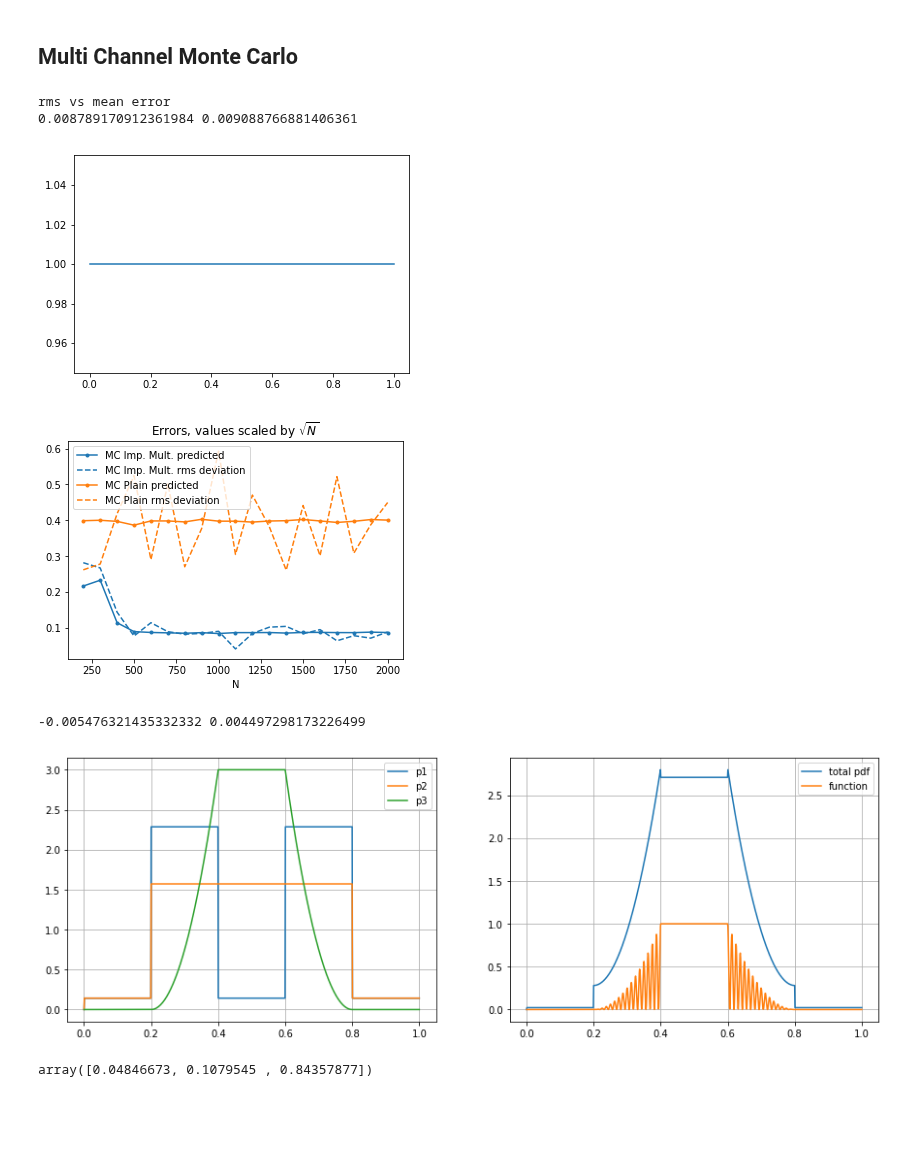
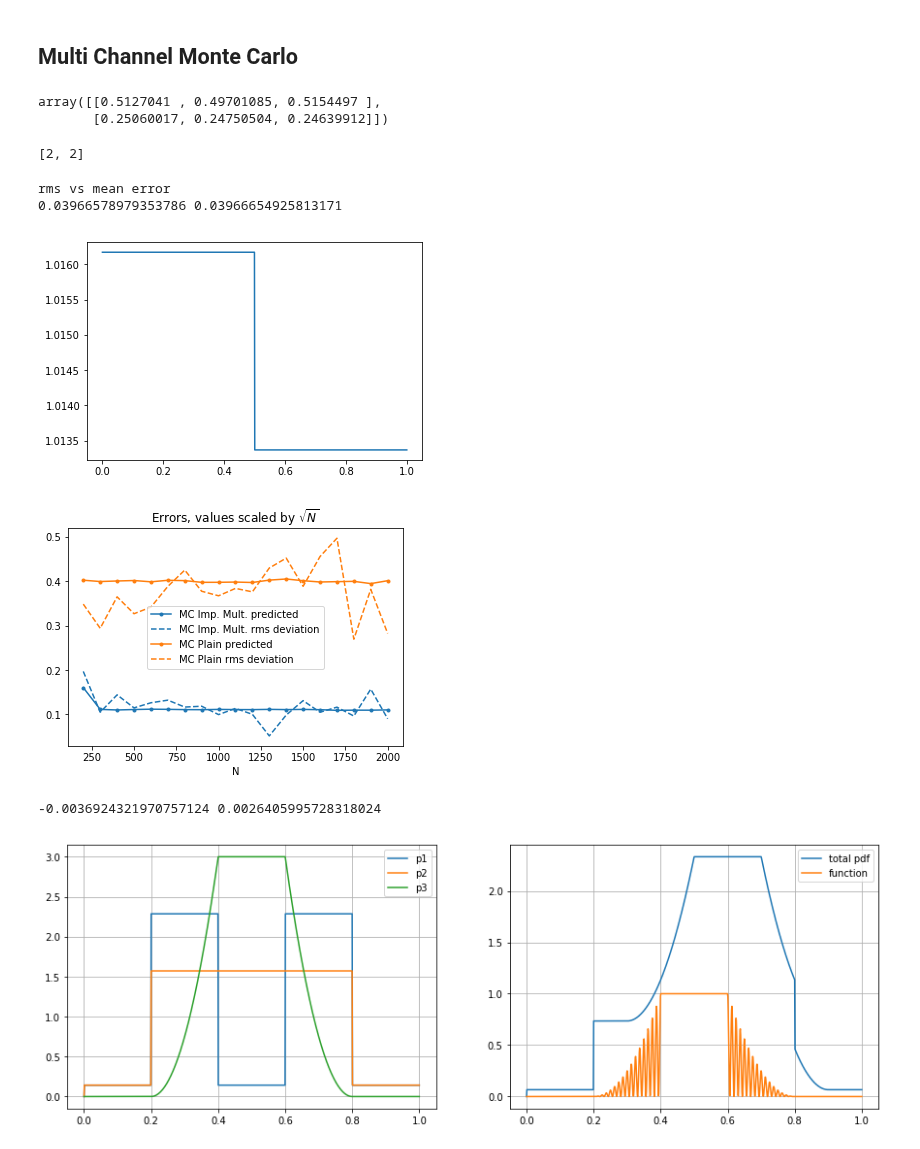
Before and after one commit to mathisgerdes/hep-monte-carlo, a Jupyter notebook: intro/monte_carlo.ipynb, the cells around one changed output. Saved outputs shown, nothing was run; the diff lists cells and outputs as text; code cells hidden in the pictures; blank space fills up the shorter version.

```diff
--- a/intro/monte_carlo.ipynb
+++ b/intro/monte_carlo.ipynb
@@ -339,6 +339,14 @@ Then use the following algorithm:
 1. sample $x$ according to $h$
 2. generate random number $u \in [0,1]$ and accept $x$ if $p(x) \geq uCh(x)$, else reject and start over
 # %%
+def assure_2d(array):
+    if array.ndim == 2:
+        return array
+    elif array.ndim == 1:
+        return array[:, np.newaxis]
+    else:
+        raise RuntimeError("Array must be 1 or 2 dimensional.")
+
 class AcceptionRejection(object):
     # for use in monte carlo it will be useful to have a parameter-less sample function,
     # therefore use a callable object
@@ -361,7 +369,7 @@ class AcceptionRejection(object):
 
         indices = np.arange(N)
         while indices.size > 0:
-            proposal = self.sample(indices.size)
+            proposal = assure_2d(self.sample(indices.size))
             accept = np.random.rand(indices.size) * self.C * self.sample_pdf(*proposal.transpose()) <= self.p(*proposal.transpose())
             x[indices[accept]] = proposal[accept]
             indices = indices[np.logical_not(accept)]
@@ -760,0 +698,11 @@ class MonteCarloMultiImportance(object):
+# %%
+channels = Channels([lambda N: np.random.rand(N*3).reshape(N,3), lambda N: np.random.rand(N*3).reshape(N,3)/2], [lambda *x: 1, lambda x, y, z: 2*(z<=.5)*(x<=.5)*(y<=.5)])
+channels.generate_sample(1000)
+np.add.reduceat(channels.samples, channels.sample_bounds)  / channels.sample_sizes[:, np.newaxis]
+# %% [output]
+array([[0.5127041 , 0.49701085, 0.5154497 ],
+       [0.25060017, 0.24750504, 0.24639912]])
+# %%
+[2]*2
+# %% [output]
+[2, 2]
@@ -761,45 +858,46 @@ class MonteCarloMultiImportance(object):
 # %%
 f = lambda x: test_function(x)
 true_val = test_function_true_value
-c0 = Channel(np.random.rand, lambda x: 1)
-c1 = Channel(lambda N: np.random.rand(N)/2, lambda x: 2*(x<=.5))
-c2 = Channel(lambda N: .5+np.random.rand(N)/2, lambda x: 2*(x>.5))
-mcmci = MonteCarloMultiImportance([c0, c1, c2], r1=0, r3=0, Nj=100)
+channels = Channels([np.random.rand, lambda N: np.random.rand(N)/2, lambda N: .5+np.random.rand(N)/2],
+                    [lambda x: 1, lambda x: 2*(x<=.5), lambda x: 2*(x>.5)])
+mcmci = MonteCarloMultiImportance(channels).get_interface_ratios(r1=0, r3=0, Nj=100)
 
 ms = 0
 err_mean = 0
 N = 100
 for i in range(N):
-    E, err = mcmci(f, 1000)
+    E, err = mcmci(f, 100)
     ms += (E - true_val)**2 / N
     err_mean += err/N
 print("rms vs mean error")
 print(np.sqrt(ms), err_mean)
-mcmci.plot_pdf()
+channels.plot_pdf()
 # %% [output]
 rms vs mean error
-0.008789170912361984 0.009088766881406361
+0.03966578979353786 0.03966654925813171
-[figure, old version]
+[figure, new version]
 # %%
 # use on test_function with the three probability distributions from before
 p1 = lambda x: (bound(0,x,.2)*2 + bound(.2,x,.4)*32 + bound(.4,x,.6)*2 + bound(.6,x,.8)*32 + bound(.8,x,1)*2)/70/.2
 p2 = lambda x: (bound(0,x,.2)*2 + bound(.2,x,.4)*22 + bound(.4,x,.6)*22 + bound(.6,x,.8)*22 + bound(.8,x,1)*2)/70/.2
 p3 = lambda x: (bound(.2,x,.4)*((x-.2)/.2)**2 + bound(.6,x,.8)*((.8-x)/.2)**2 + bound(.4,x,.6))/(.2 + .1333333)
 sampling1 = AcceptionRejection(p1, 3)
 sampling2 = AcceptionRejection(p2, 2)
 sampling3 = AcceptionRejection(p3, 3.5)
-c1 = Channel(sampling1, p1)
-c2 = Channel(sampling2, p2)
-c3 = Channel(sampling3, p3)
+channels = Channels([sampling1, sampling2, sampling3], [p1, p2, p3])
 
-mcmci = MonteCarloMultiImportance([c1, c2, c3], Nj=100, r3=.5)
+mcmci = MonteCarloMultiImportance(channels).get_interface_ratios(Nj=100, r1=0, r2=.5, r3=.5)
 compare_errors(test_function, test_function_true_value, Nmin=200, Nmax=2000, Nstep=100, iterations=10,
                methods=[mcmci, MonteCarloPlain()])
 plt.show()
 # %% [output]
-[figure, old version]
+[figure, new version]
 # %%
-mcmci = MonteCarloMultiImportance([c1, c2, c3], Nj=100, r3=.4)
+shift = .1
+p3 = lambda x: (bound(.2,x,.4)*((x-.2)/.2)**2 + bound(.6,x,.8)*((.8-x)/.2)**2 + bound(.4,x,.6))/(.2 + .1333333)
+sampling3_shifted = AcceptionRejection(lambda x: p3(x-shift), 3.5)
+channels = Channels([sampling1, sampling2, sampling3_shifted], [p1, p2, lambda x: p3(x-shift)])
+mcmci = MonteCarloMultiImportance(channels).get_interface_ratios(Nj=100, r1=.2, r2=.4, r3=.4)
 
 plt.figure(figsize=(15,5))
 plt.subplot(121)
@@ -811,16 +909,14 @@ plt.grid()
 plt.legend()
 
 plt.subplot(122)
-est, err = mcmci(test_function, 600)
+est, err = mcmci(test_function, 10000)
 print(est-test_function_true_value, err)
-mcmci.plot_pdf()
+channels.plot_pdf()
 plt.plot(x,test_function(x), label="function")
 plt.legend()
 plt.grid()
 
 plt.show()
-mcmci.cweights
 # %% [output]
--0.005476321435332332 0.004497298173226499
+-0.0036924321970757124 0.0026405995728318024
-[figure, old version]
+[figure, new version]
-array([0.04846673, 0.1079545 , 0.84357877])
```
Also changed, not shown: parts of 6 cells of this notebook.
